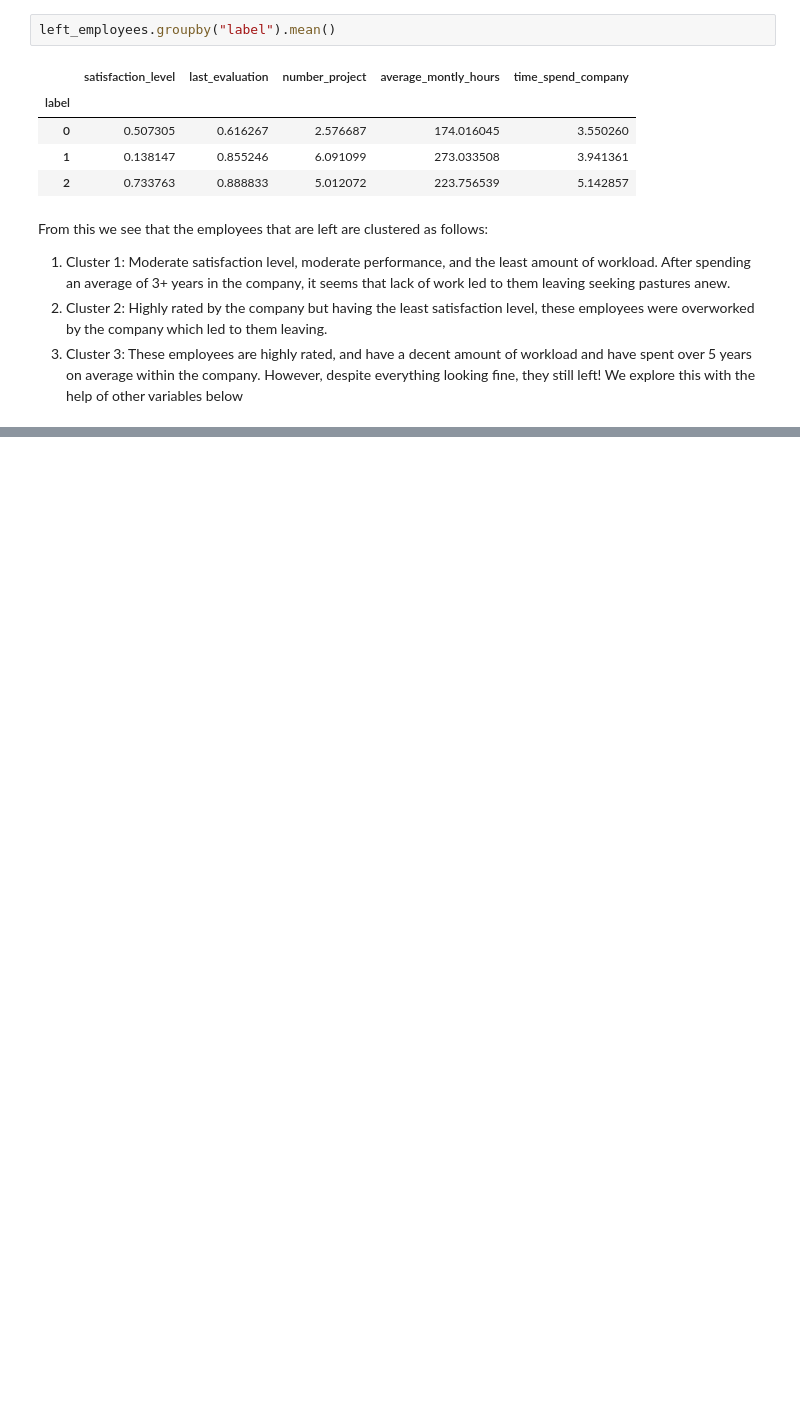
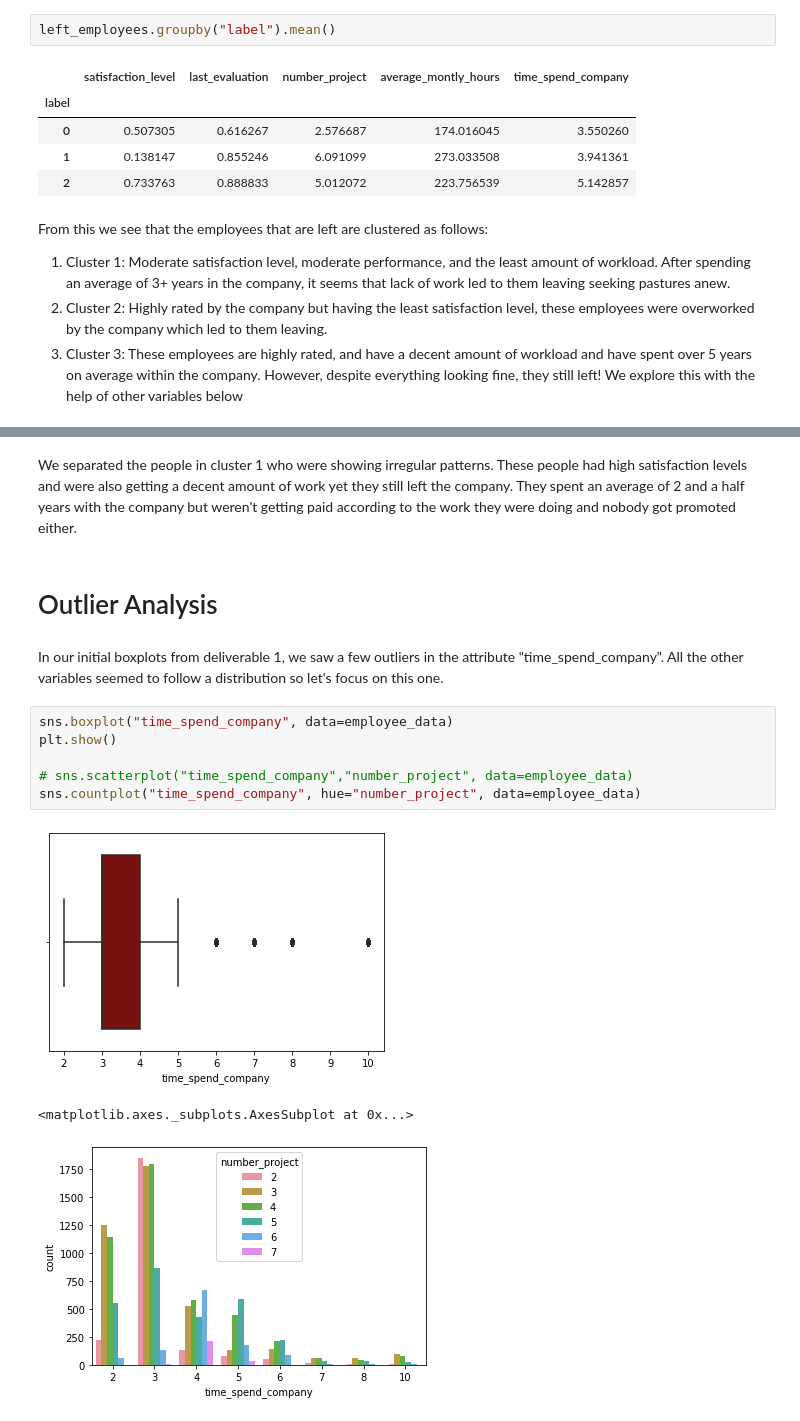
Before and after one commit to m-shahrukh/Data-Mining--Spring-2020, a Jupyter notebook: Project/HR Data Analysis/Project.ipynb, the cells around one changed output, grey strips where cells are left out. Cells and saved outputs as stored; diff of their text form; blank space fills up the shorter version.

```diff
--- a/Project/HR Data Analysis/Project.ipynb
+++ b/Project/HR Data Analysis/Project.ipynb
@@ -116,0 +144,17 @@ Hardly ANYONE got promoted, which explains why they left.
+# %% [markdown]
+We separated the people in cluster 1 who were showing irregular patterns. These people had high satisfaction levels and were also getting a decent amount of work yet they still left the company.
+They spent an average of 2 and a half years with the company but weren't getting paid according to the work they were doing and nobody got promoted either.
+# %% [markdown]
+# Outlier Analysis
+# %% [markdown]
+In our initial boxplots from deliverable 1, we saw a few outliers in the attribute "time_spend_company". All the other variables seemed to follow a distribution so let's focus on this one.
+# %%
+sns.boxplot("time_spend_company", data=employee_data)
+plt.show()
+
+# sns.scatterplot("time_spend_company","number_project", data=employee_data)
+sns.countplot("time_spend_company", hue="number_project", data=employee_data)
+# %% [output]
+[figure, added]
+<matplotlib.axes._subplots.AxesSubplot at 0x...>
+[figure, added]
```
Also changed, not shown: parts of 29 cells of this notebook.
